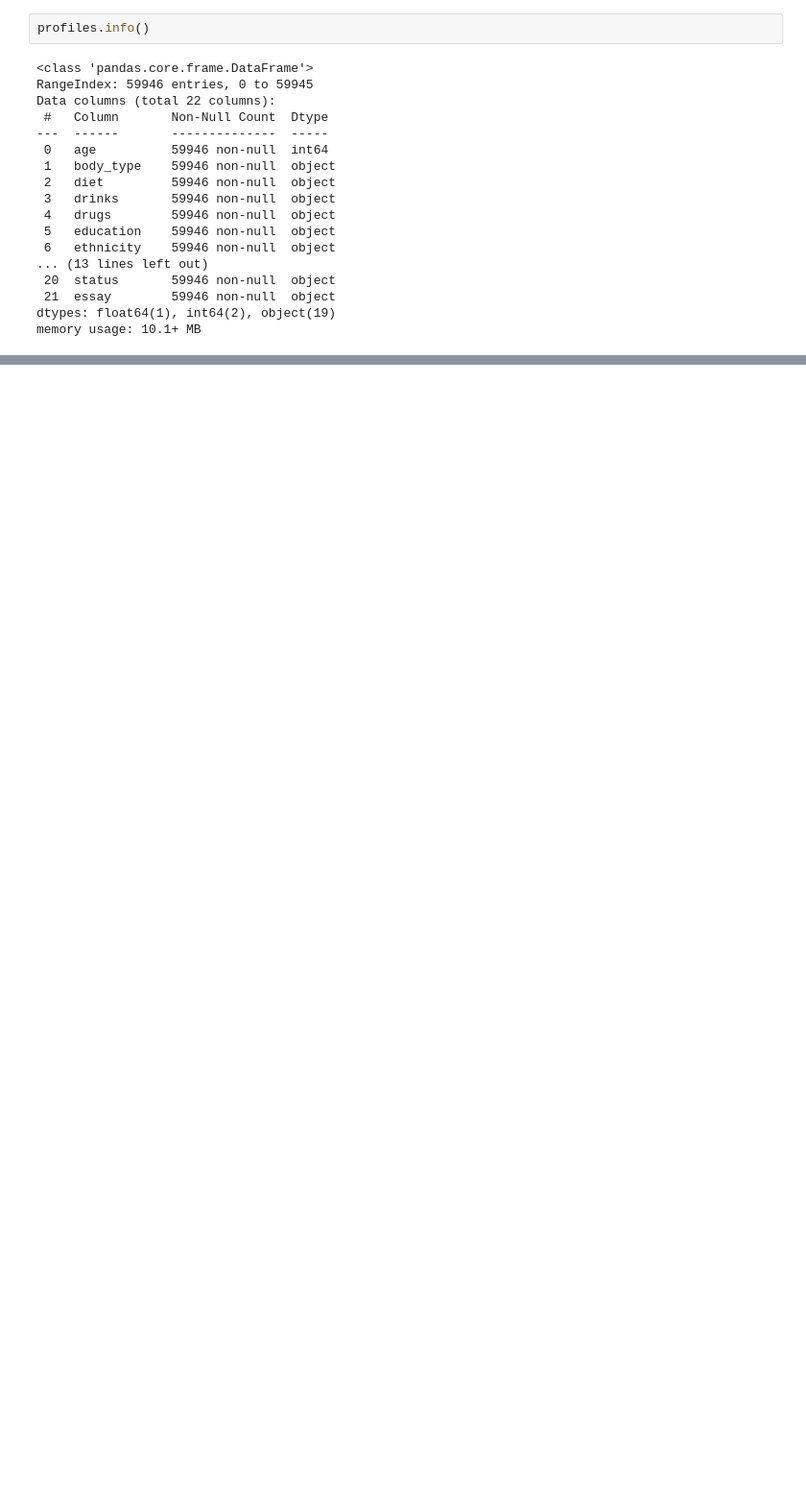
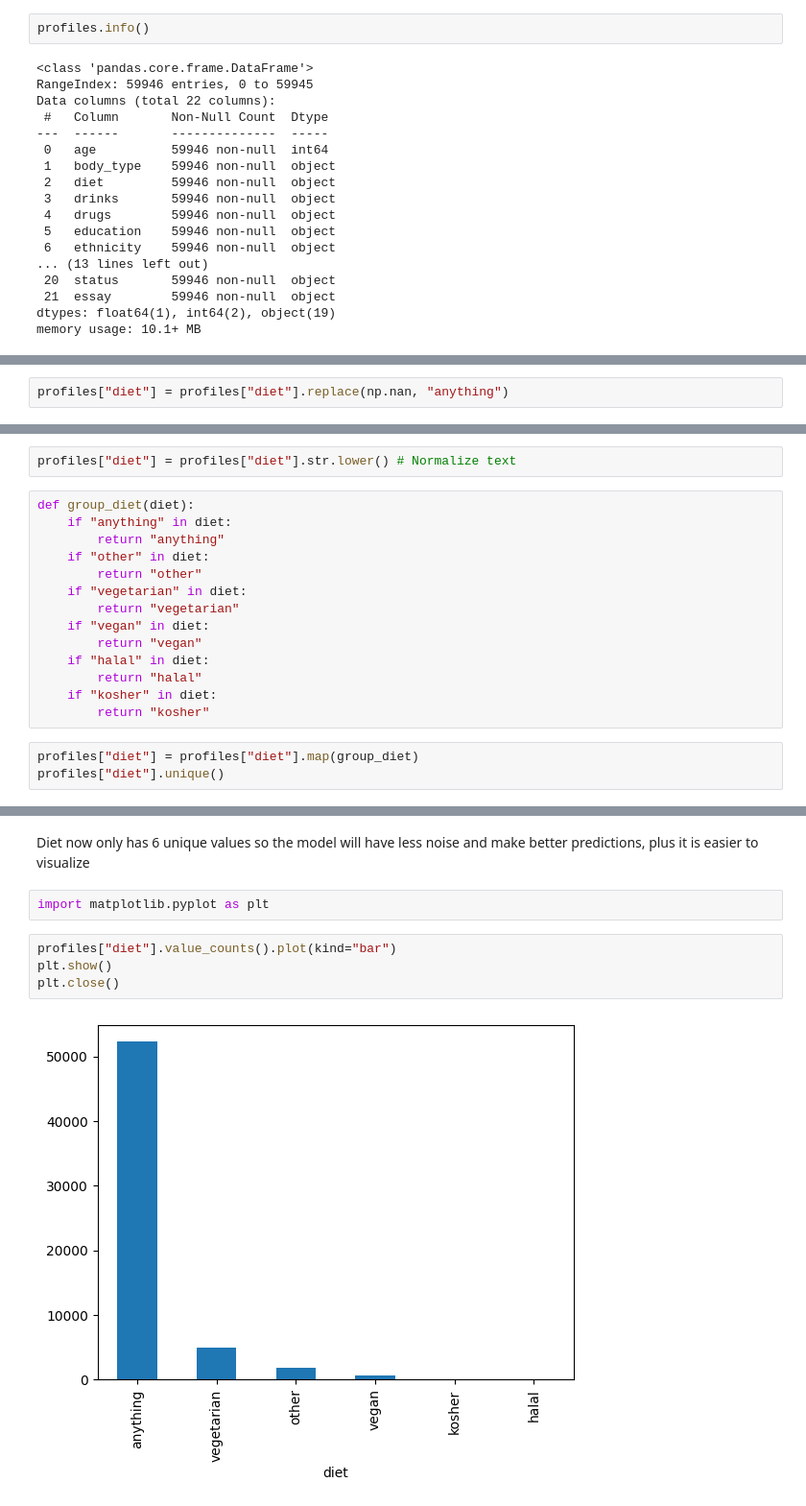
Before and after one commit to vickpat1/Portfolio-Data-Science, a Jupyter notebook: Date App/date-a-scientist.ipynb, the cells around one changed output, grey strips where cells are left out. Shown at 96% size. Drawn from its saved outputs; the diff is of its cells as text; blank space fills up the shorter version.

```diff
--- a/Date App/date-a-scientist.ipynb
+++ b/Date App/date-a-scientist.ipynb
@@ -106,0 +163,2 @@ memory usage: 10.1+ MB
+# %%
+profiles["diet"] = profiles["diet"].replace(np.nan, "anything")
@@ -106,0 +181,19 @@ memory usage: 10.1+ MB
+# %%
+profiles["diet"] = profiles["diet"].str.lower() # Normalize text
+# %%
+def group_diet(diet):
+    if "anything" in diet:
+        return "anything"
+    if "other" in diet:
+        return "other"
+    if "vegetarian" in diet:
+        return "vegetarian"
+    if "vegan" in diet:
+        return "vegan"
+    if "halal" in diet:
+        return "halal"
+    if "kosher" in diet:
+        return "kosher"
+# %%
+profiles["diet"] = profiles["diet"].map(group_diet)
+profiles["diet"].unique()
@@ -106,0 +207,10 @@ memory usage: 10.1+ MB
+# %% [markdown]
+Diet now only has 6 unique values so the model will have less noise and make better predictions, plus it is easier to visualize
+# %%
+import matplotlib.pyplot as plt
+# %%
+profiles["diet"].value_counts().plot(kind="bar")
+plt.show()
+plt.close()
+# %% [output]
+[figure, added]
```
Also changed, not shown: parts of 16 cells of this notebook.
